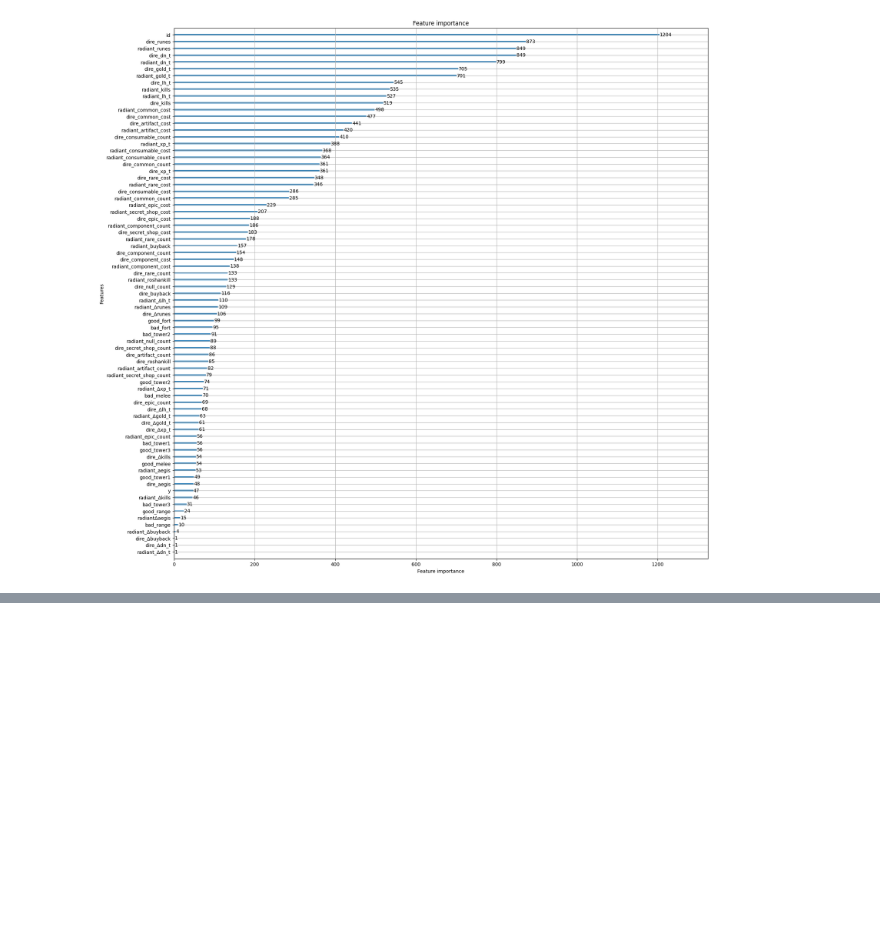
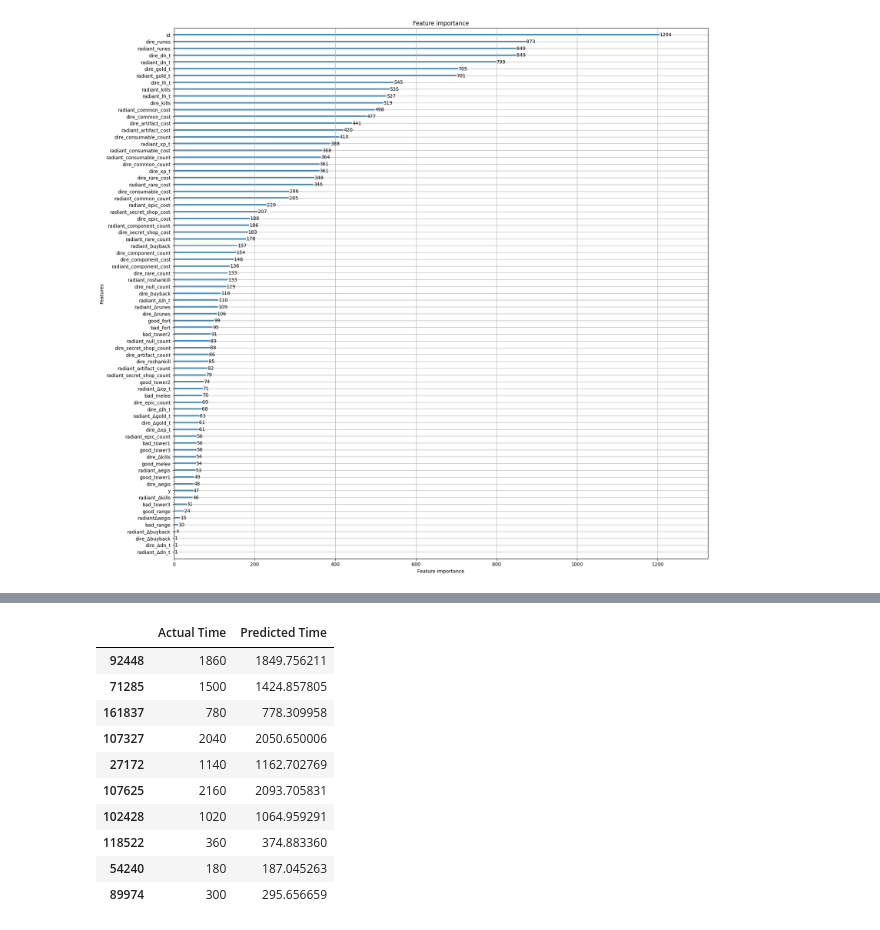
Before and after one commit to mssamoilenko/-_optuna, a Jupyter notebook: HW_9_Samoilenko.ipynb, the cells around one changed output, grey strips where cells are left out. Drawn from its saved outputs; the diff is of its cells as text; code cells hidden in the pictures; blank space fills up the shorter version.

```diff
--- a/HW_9_Samoilenko.ipynb
+++ b/HW_9_Samoilenko.ipynb
@@ -109,3 +109,5 @@ lgb.plot_importance(model, figsize=(20,20))
 # %% [output]
 <Axes: title={'center': 'Feature importance'}, xlabel='Feature importance', ylabel='Features'>
 [figure]
+# %%
+y_pred = model.predict(X_test)
@@ -111,0 +117,16 @@ lgb.plot_importance(model, figsize=(20,20))
+# %%
+comparison_df = pd.DataFrame({'Actual Time': y_test, 'Predicted Time': y_pred})
+# %%
+comparison_df.head(10)
+# %% [output]
+|  | Actual Time | Predicted Time |
+| 92448 | 1860 | 1849.756211 |
+| 71285 | 1500 | 1424.857805 |
+| 161837 | 780 | 778.309958 |
+| 107327 | 2040 | 2050.650006 |
+| 27172 | 1140 | 1162.702769 |
+| 107625 | 2160 | 2093.705831 |
+| 102428 | 1020 | 1064.959291 |
+| 118522 | 360 | 374.883360 |
+| 54240 | 180 | 187.045263 |
+| 89974 | 300 | 295.656659 |
```
Also changed, not shown: parts of 2 cells of this notebook.
